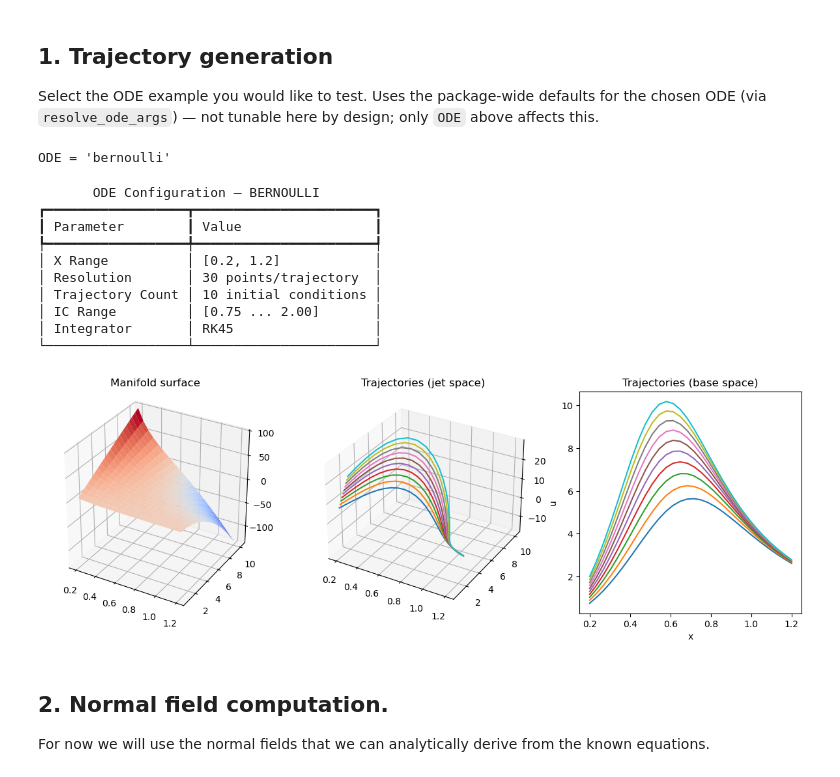
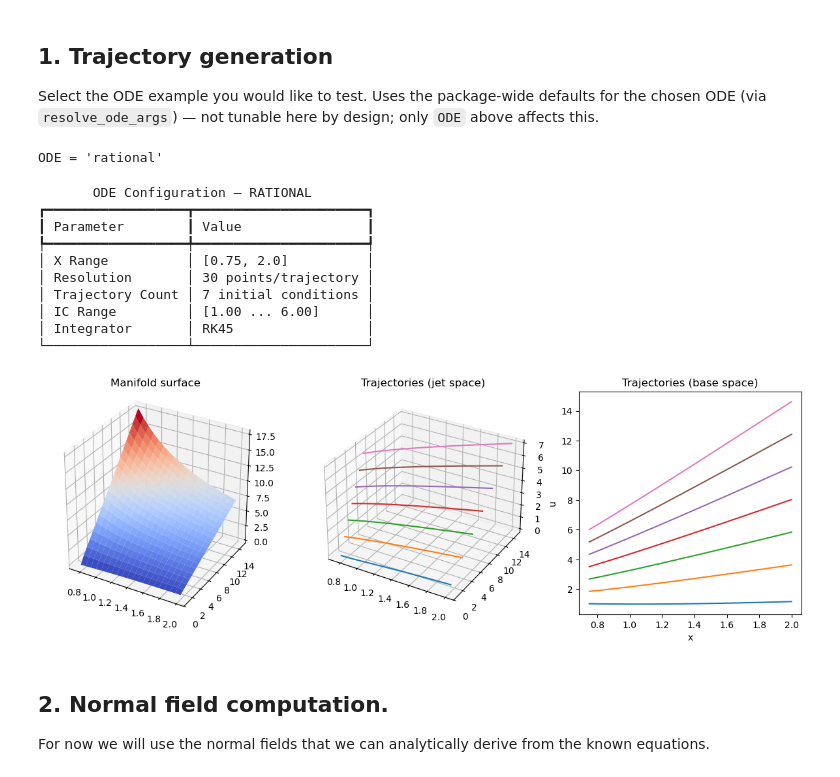
Before and after one commit to rros22/symmetry-detection, a Jupyter notebook: notebooks/ode_symmetry_explorer.ipynb, the cells around one changed output. Drawn from its saved outputs; the diff is of its cells as text; code cells hidden in the pictures.

```diff
--- a/notebooks/ode_symmetry_explorer.ipynb
+++ b/notebooks/ode_symmetry_explorer.ipynb
@@ -29,7 +29,7 @@ from symmetry_detection import solver
 
 # --- ODE choice ---
 # One of gtr.ODES.keys(): "bernoulli", "rational", "riccati", "scaling", "abel"
-ODE = "bernoulli"
+ODE = "rational"
 
 print(f"ODE = {ODE!r}")
 
@@ -58,45 +58,45 @@ u_min, u_max = np.min(X[:, 1, :]), np.max(X[:, 1, :])
 res = 20
 X_grid = np.linspace(x_min, x_max, res)
 U_grid = np.linspace(u_min, u_max, res)
 X_grid, U_grid = np.meshgrid(X_grid, U_grid)
 P_grid = gtr.ODES[ode_args.ode](X_grid, U_grid)
 p_grid_min, p_grid_max = np.min(P_grid), np.max(P_grid)
 
 # Manifold surface, jet-space trajectories, and (x, u) trajectories side by side
 manifold_fig = plt.figure(figsize=(12, 4))
 ax0 = manifold_fig.add_subplot(131, projection='3d')
 ax1 = manifold_fig.add_subplot(132, projection='3d')
 ax2 = manifold_fig.add_subplot(133)
 
 ax0.set_aspect('equal')
 ax2.set_box_aspect(1)
 
 ax0.plot_surface(X_grid, U_grid, P_grid, cmap='coolwarm')
 ax0.set_title("Manifold surface")
 
 for trajectory in X:
     ax1.plot(trajectory[0, :], trajectory[1, :], trajectory[2, :])
     ax2.plot(trajectory[0, :], trajectory[1, :])
 
 ax1.set_title("Trajectories (jet space)")
 ax2.set_title("Trajectories (base space)")
 ax2.set_xlabel("x")
 ax2.set_ylabel("u")
 
 manifold_fig.tight_layout()
 # %% [output]
-ODE = 'bernoulli'
+ODE = 'rational'
-       ODE Configuration — BERNOULLI
-┏━━━━━━━━━━━━━━━━━━┳━━━━━━━━━━━━━━━━━━━━━━━┓
-┃ Parameter        ┃ Value                 ┃
-┡━━━━━━━━━━━━━━━━━━╇━━━━━━━━━━━━━━━━━━━━━━━┩
-│ X Range          │ [0.2, 1.2]            │
-│ Resolution       │ 30 points/trajectory  │
-│ Trajectory Count │ 10 initial conditions │
-│ IC Range         │ [0.75 ... 2.00]       │
-│ Integrator       │ RK45                  │
-└──────────────────┴───────────────────────┘
+       ODE Configuration — RATIONAL
+┏━━━━━━━━━━━━━━━━━━┳━━━━━━━━━━━━━━━━━━━━━━┓
+┃ Parameter        ┃ Value                ┃
+┡━━━━━━━━━━━━━━━━━━╇━━━━━━━━━━━━━━━━━━━━━━┩
+│ X Range          │ [0.75, 2.0]          │
+│ Resolution       │ 30 points/trajectory │
+│ Trajectory Count │ 7 initial conditions │
+│ IC Range         │ [1.00 ... 6.00]      │
+│ Integrator       │ RK45                 │
+└──────────────────┴──────────────────────┘
-[figure, old version]
+[figure, new version]
 # %% [markdown]
 ## 2. Normal field computation.
 
```
Also changed, not shown: parts of 5 cells of this notebook, 3 other files.
